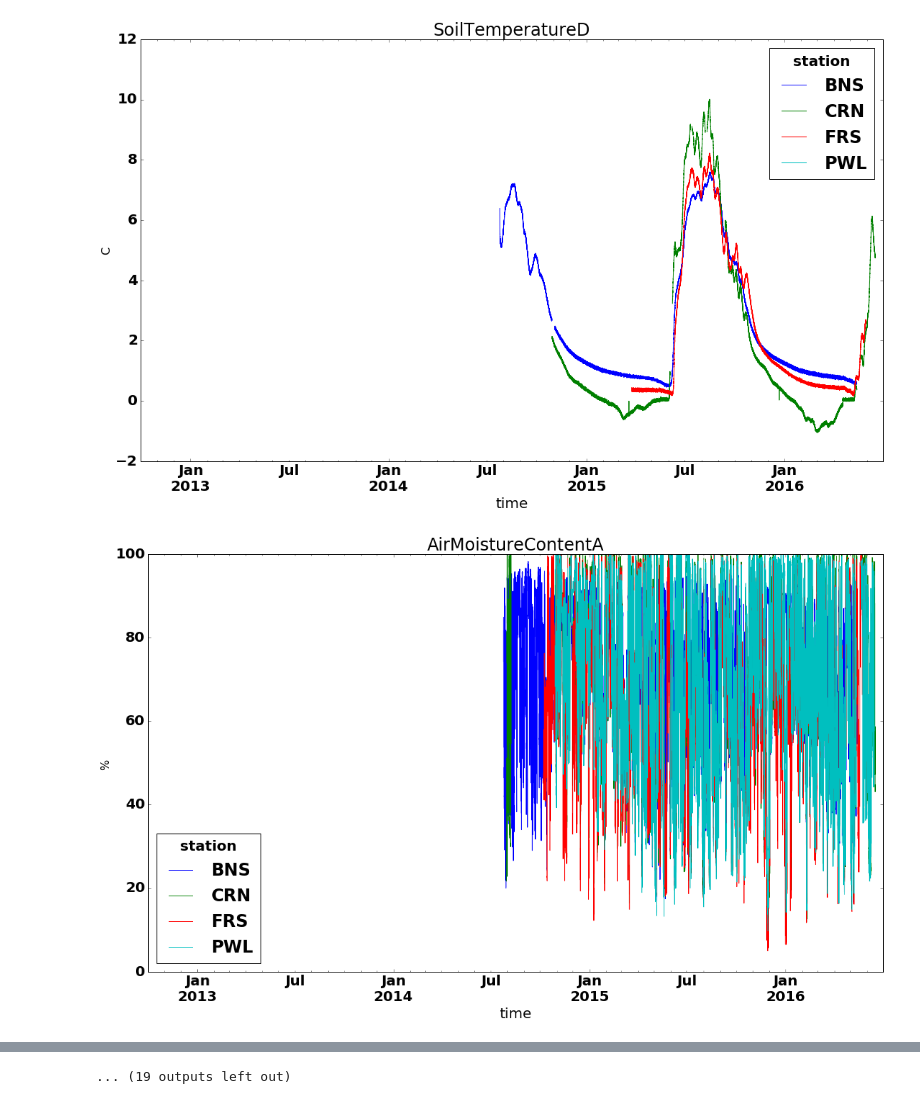
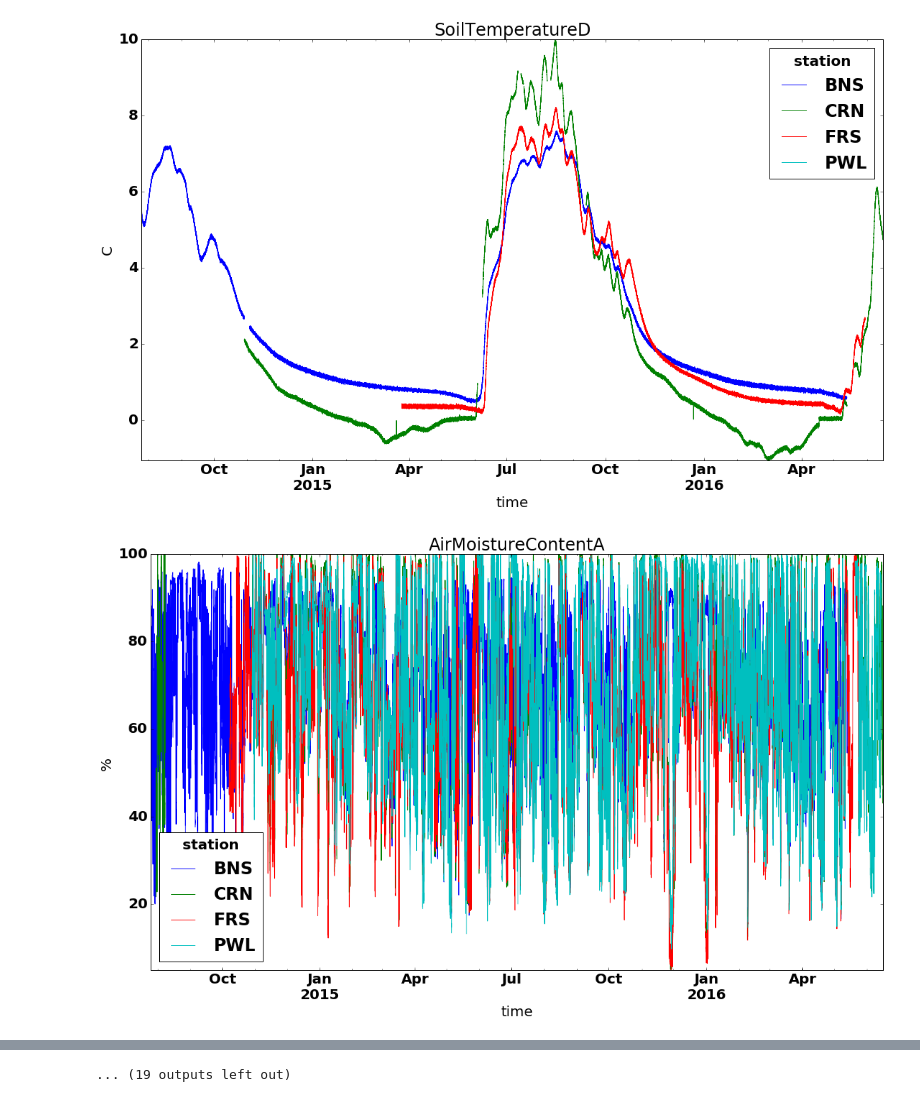
Before and after one commit to NicWayand/CRHO, a Jupyter notebook: Plot_CRHO_data.ipynb, the cells around one changed output, grey strips where cells are left out. Saved outputs shown, nothing was run; the diff lists cells and outputs as text; code cells hidden in the pictures.

```diff
--- a/Plot_CRHO_data.ipynb
+++ b/Plot_CRHO_data.ipynb
@@ -40,6 +40,7 @@ for cvar in CRHO_data.data_vars:
     fig = plt.gcf()
     fig.set_size_inches(18.5, 10.5,forward=True)
     plt.ylabel(CRHO_data[cvar].attrs['unit'])
+    plt.axis("tight");
 # %% [output]
 SnowWaterEquivelentA
 NetRadiation
@@ -75,2 +76,2 @@ SoilMoistureD
-[figure, old version]
+[figure, new version]
-[figure, old version]
+[figure, new version]
```
Also changed, not shown: parts of 1 cell of this notebook.
